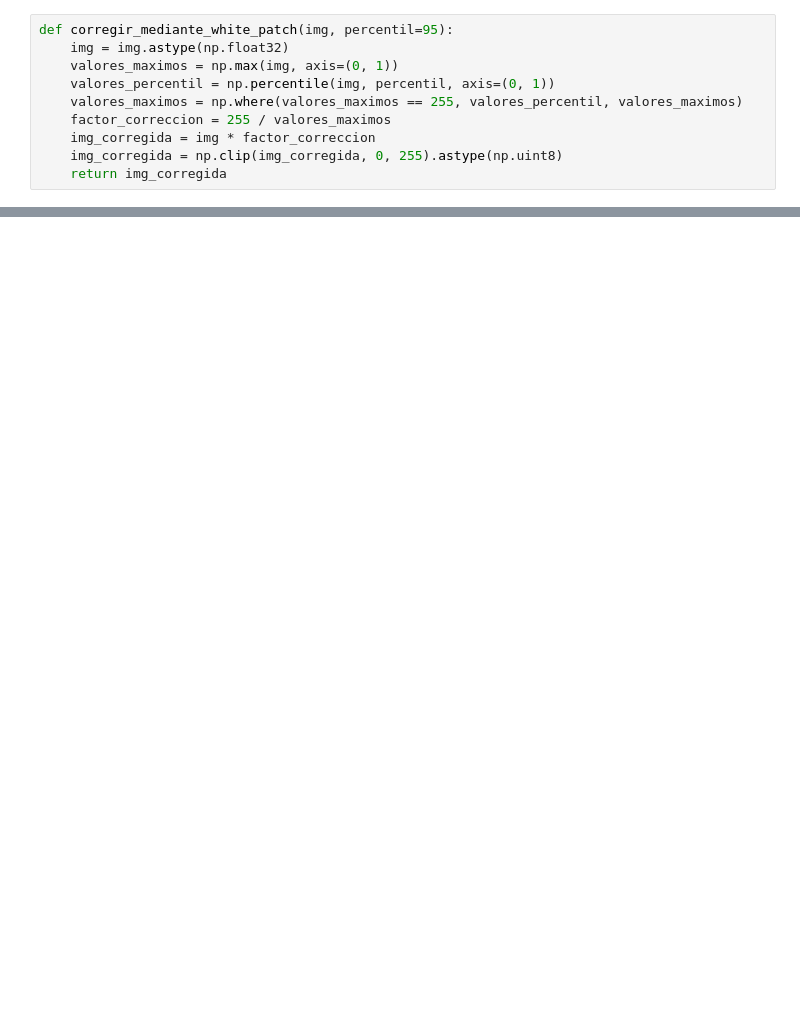
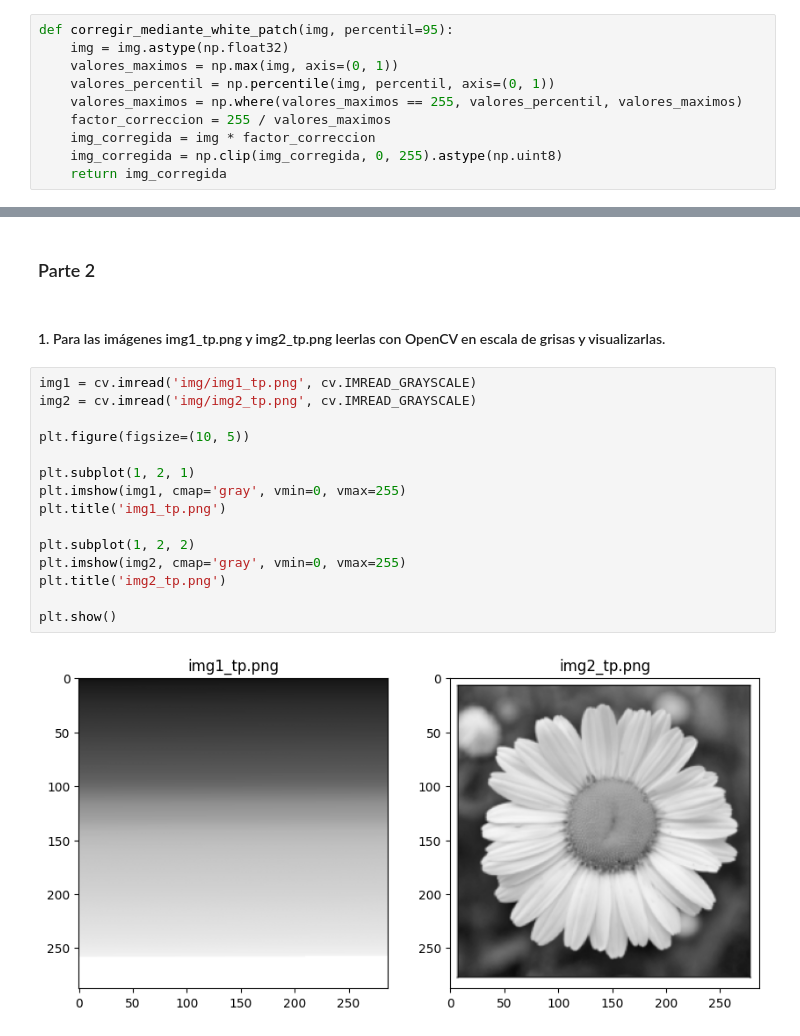
Before and after one commit to FIUBA-CEIA-18Co2024/VpC1-TP1, a Jupyter notebook: notebook.ipynb, the cells around one changed output, grey strips where cells are left out. Saved outputs shown, nothing was run; the diff lists cells and outputs as text; blank space fills up the shorter version.

Commit message:
add parte 1, punto 3 y parte 2, puntos 1 y 2

```diff
--- a/notebook.ipynb
+++ b/notebook.ipynb
@@ -71,0 +131,21 @@ plt.imshow(imagen_corregida)
+# %% [markdown]
+### Parte 2
+# %% [markdown]
+#### 1. Para las imágenes img1_tp.png y img2_tp.png leerlas con OpenCV en escala de grisas y visualizarlas.
+# %%
+img1 = cv.imread('img/img1_tp.png', cv.IMREAD_GRAYSCALE)
+img2 = cv.imread('img/img2_tp.png', cv.IMREAD_GRAYSCALE)
+
+plt.figure(figsize=(10, 5))
+
+plt.subplot(1, 2, 1)
+plt.imshow(img1, cmap='gray', vmin=0, vmax=255)
+plt.title('img1_tp.png')
+
+plt.subplot(1, 2, 2)
+plt.imshow(img2, cmap='gray', vmin=0, vmax=255)
+plt.title('img2_tp.png')
+
+plt.show()
+# %% [output]
+[figure, added]
```
Also changed, not shown: parts of 18 cells of this notebook.
